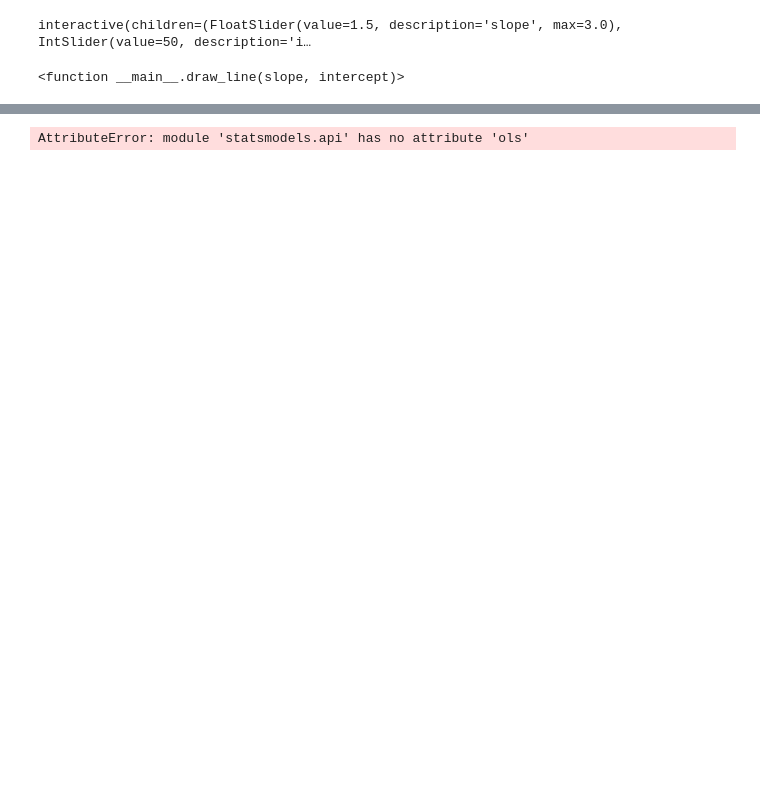
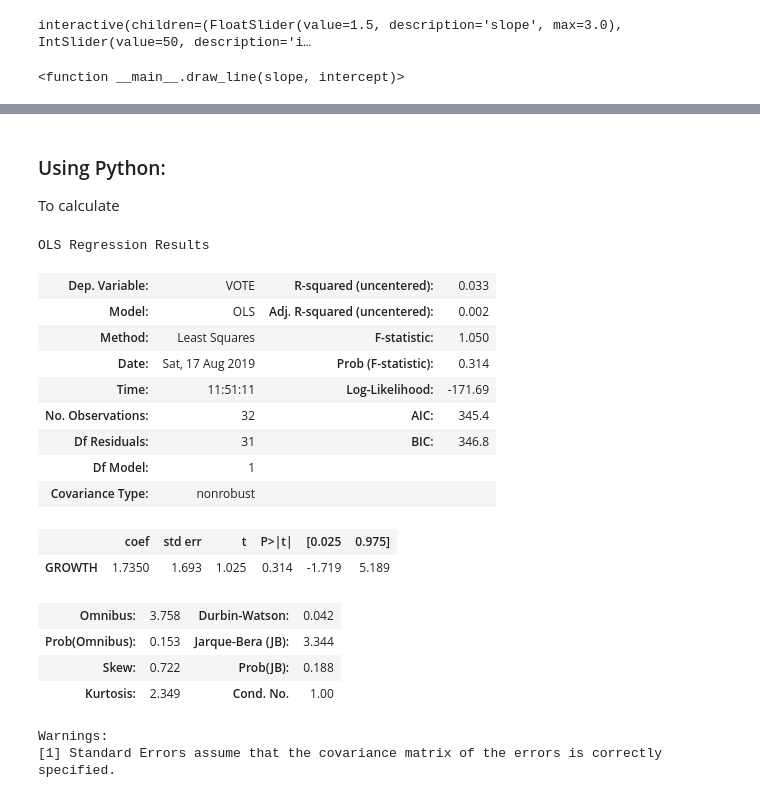
Before and after one commit to ds-modules/POLSCI-3, a Jupyter notebook: beta materials/Lecture_J_NB_1.ipynb, the cells around one changed output, grey strips where cells are left out. Cells and saved outputs as stored; diff of their text form; code cells hidden in the pictures; blank space fills up the shorter version.

```diff
--- a/beta materials/Lecture_J_NB_1.ipynb
+++ b/beta materials/Lecture_J_NB_1.ipynb
@@ -27,4 +125,25 @@ interactive(children=(FloatSlider(value=1.5, description='slope', max=3.0), IntS
+# %% [markdown]
+### Using Python:
+To calculate
 # %%
-sm.ols('VOTE ~ GROWTH+INFLATION', data=fair_df).fit().summary()
+# sm.OLS('VOTE ~ GROWTH', data=fair_df).fit().summary()
+sm.OLS(fair_df.VOTE,fair_df.GROWTH).fit().summary()
 # %% [output]
-AttributeError: module 'statsmodels.api' has no attribute 'ols'
+OLS Regression Results
+| Dep. Variable: | VOTE | R-squared (uncentered): | 0.033 |
+| Model: | OLS | Adj. R-squared (uncentered): | 0.002 |
+| Method: | Least Squares | F-statistic: | 1.050 |
+| Date: | Sat, 17 Aug 2019 | Prob (F-statistic): | 0.314 |
+| Time: | 11:51:11 | Log-Likelihood: | -171.69 |
+| No. Observations: | 32 | AIC: | 345.4 |
+| Df Residuals: | 31 | BIC: | 346.8 |
+| Df Model: | 1 |  |  |
+| Covariance Type: | nonrobust |  |  |
+|  | coef | std err | t | P>|t| | [0.025 | 0.975] |
+| GROWTH | 1.7350 | 1.693 | 1.025 | 0.314 | -1.719 | 5.189 |
+| Omnibus: | 3.758 | Durbin-Watson: | 0.042 |
+| Prob(Omnibus): | 0.153 | Jarque-Bera (JB): | 3.344 |
+| Skew: | 0.722 | Prob(JB): | 0.188 |
+| Kurtosis: | 2.349 | Cond. No. | 1.00 |
+Warnings:
+[1] Standard Errors assume that the covariance matrix of the errors is correctly specified.
```
Also changed, not shown: parts of 16 cells of this notebook, 1 other file.
